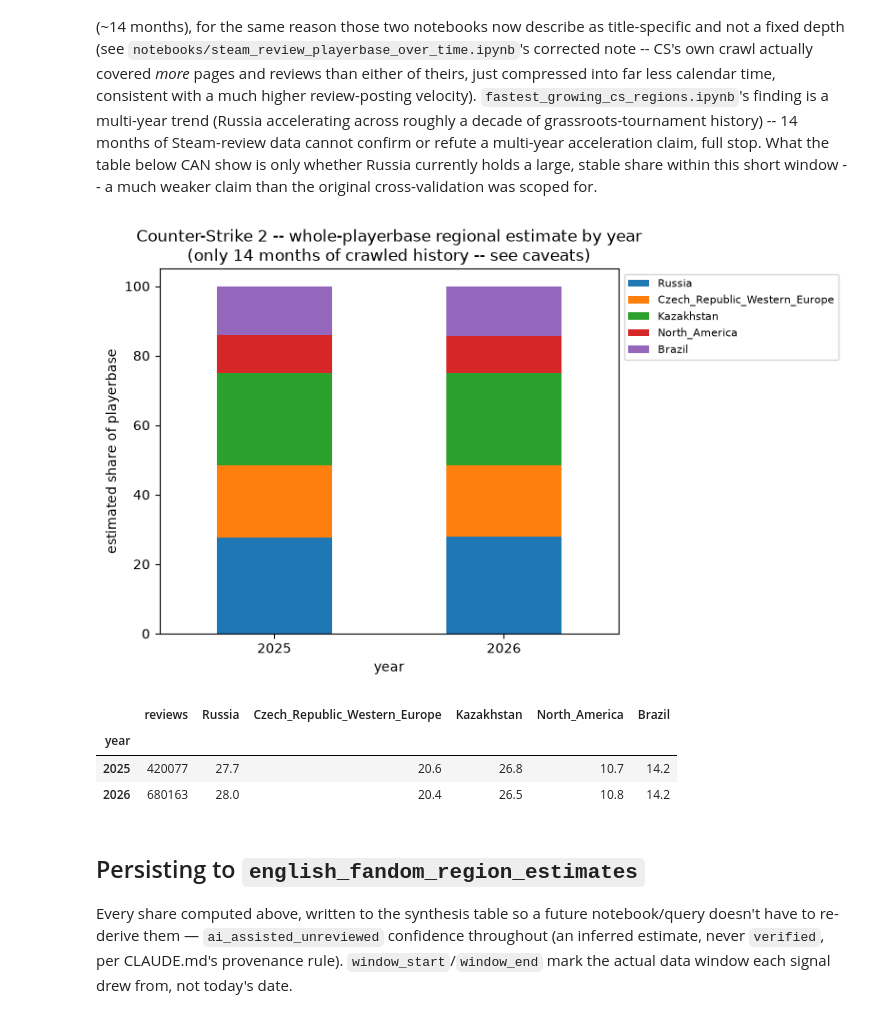
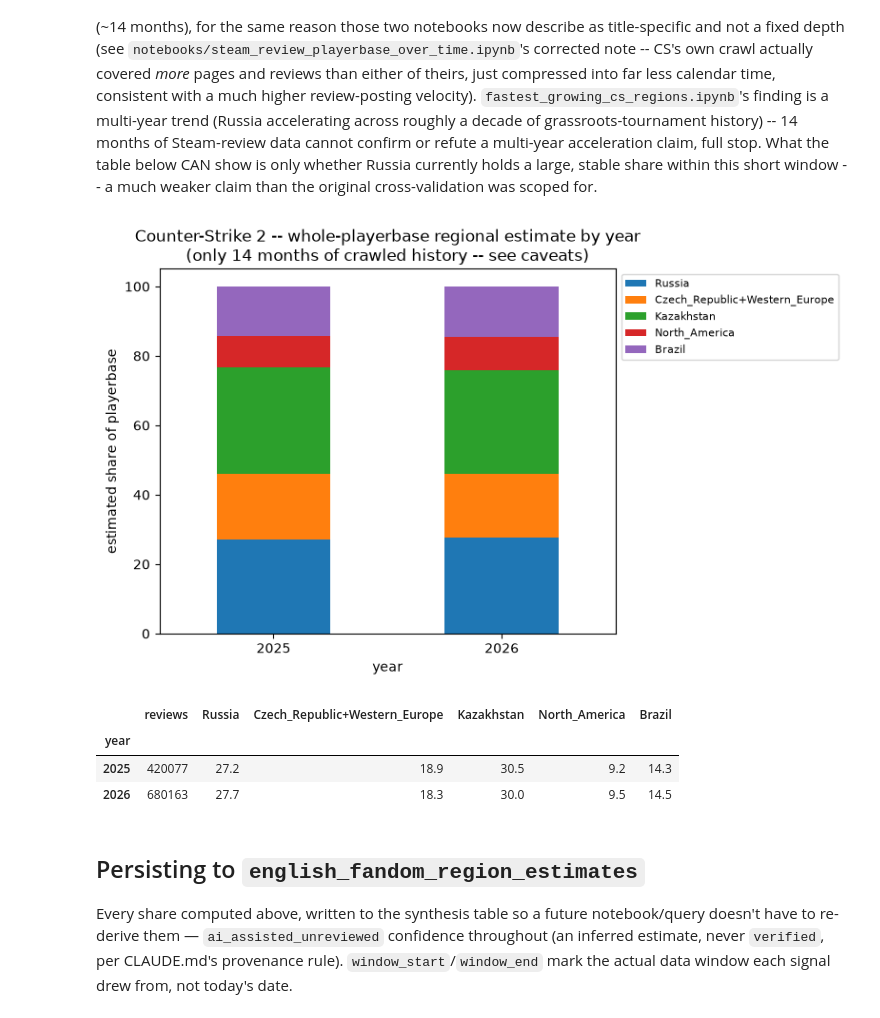
Before and after one commit to JacobH1994/fandomdatapuller, a Jupyter notebook: notebooks/english_fandom_decomposition.ipynb, the cells around one changed output. Saved outputs shown, nothing was run; the diff lists cells and outputs as text; code cells hidden in the pictures.

```diff
--- a/notebooks/english_fandom_decomposition.ipynb
+++ b/notebooks/english_fandom_decomposition.ipynb
@@ -69,9 +87,15 @@ calibration despite being usable for coarse region-tagging elsewhere).
 twitch_rows = []
 for subject_id in SUBJECT_IDS:
     subject = subjects[subject_id]
+    if subject["source_table"] == "viewership_snapshots":
+        w = conn.execute("SELECT MIN(captured_at), MAX(captured_at) FROM language_mix_snapshots WHERE title_id = ?", (subject["title_id"],)).fetchone()
+    else:
+        w = conn.execute("SELECT MIN(captured_at), MAX(captured_at) FROM platform_viewership_snapshots WHERE game_id = ?", (subject["game_id"],)).fetchone()
     hourly = get_twitch_english_hourly_series(conn, subject)
     total_english_viewer_time = int(hourly.sum())
-    shares = decompose_by_timezone(hourly, calibration_curve=calibration_curve)
+    if w[0] is None or total_english_viewer_time == 0:
+        continue
+    shares = decompose_by_timezone(hourly, calibration_curve=calibration_curve, reference_datetime=_midpoint(w[0], w[1]))
     row = {"subject": subject["display_name"], "total_english_viewer_time": total_english_viewer_time}
     row.update({country: round(share * 100, 1) for country, share in shares.items()})
     twitch_rows.append(row)
@@ -181,8 +205,16 @@ for subject_id in SUBJECT_IDS:
     n_reviews = conn.execute(
         "SELECT COUNT(*) FROM steam_review_history WHERE subject_id = ?", (subject_id,)
     ).fetchone()[0]
+    ws = conn.execute(
+        "SELECT MIN(timestamp_created), MAX(timestamp_created) FROM steam_review_history WHERE subject_id = ? AND language = 'english'",
+        (subject_id,),
+    ).fetchone()
     hourly = get_steam_review_hourly_series(conn, subject)
-    shares = decompose_by_timezone(hourly, calibration_curve=calibration_curve)
+    if ws[0] is None or hourly.sum() == 0:
+        row = {"subject": subject["display_name"], "english_reviews_in_history": 0, "total_reviews_crawled": n_reviews}
+        steam_rows.append(row)
+        continue
+    shares = decompose_by_timezone(hourly, calibration_curve=calibration_curve, reference_datetime=_midpoint(ws[0], ws[1]))
     row = {"subject": subject["display_name"], "english_reviews_in_history": int(hourly.sum()), "total_reviews_crawled": n_reviews}
     row.update({country: round(share * 100, 1) for country, share in shares.items()})
     steam_rows.append(row)
@@ -237,58 +269,54 @@ stop. What the table below CAN show is only whether Russia currently
 holds a large, stable share within this short window -- a much weaker
 claim than the original cross-validation was scoped for.
 # %%
-# Approximate, non-DST-aware UTC offsets for this specific cross-check --
-# not CANDIDATE_ENGLISH_COUNTRIES, since this question is about the whole
-# playerbase, not the English-speaking slice. Russia collapsed to one
-# offset (Moscow, UTC+3) despite spanning 11 real timezones -- the same
-# simplification CALIBRATION_LANGUAGES's own docstring already flags as
-# a reason `ru` isn't trusted as a CALIBRATION anchor; here it's a
-# decomposition TARGET instead, where that imprecision matters less.
-#
-# Czech_Republic and Western_Europe merged into one candidate, found
-# 2026-09-13: both are UTC+1, genuinely indistinguishable by timezone
-# alone -- the same collision bug as CANDIDATE_ENGLISH_COUNTRIES' old
-# US_East/Canada_East pair (see analysis/fandom_region_decomposition.py's
-# module comment on that fix). Means this section can only speak to
-# "Czech Republic and Western Europe combined" vs. the other candidates,
-# not Czech Republic specifically -- a real loss of resolution, not
-# glossed over.
+# Not CANDIDATE_ENGLISH_COUNTRIES, since this question is about the whole
+# playerbase, not the English-speaking slice. Listed separately (not
+# pre-merged) the same way CANDIDATE_GLOBAL_COUNTRIES now is --
+# decompose_by_timezone auto-merges Kazakhstan/Russia if they ever land
+# on the same offset (they don't currently: Kazakhstan is UTC+5,
+# Russia/Moscow is UTC+3), and Czech Republic/Western Europe whenever
+# they're both in CET/CEST together, which is always (see module comment).
 CS_CANDIDATE_COUNTRIES = {
-    "Russia": 3.0,
-    "Czech_Republic_Western_Europe": 1.0,
-    "Kazakhstan": 5.0,
-    "North_America": -6.0,
-    "Brazil": -3.0,
+    "Russia": "Europe/Moscow",
+    "Czech_Republic": "Europe/Prague",
+    "Western_Europe": "Europe/Berlin",
+    "Kazakhstan": "Asia/Almaty",
+    "North_America": "America/Chicago",
+    "Brazil": "America/Sao_Paulo",
 }
 
 cs_subject = subjects["counter_strike"]
 cs_yearly_rows = []
 for year in range(2018, 2027):
     hourly = get_steam_review_hourly_series(conn, cs_subject, language=None, year=year)
     if hourly.sum() == 0:
         continue
-    shares = decompose_by_timezone(hourly, CS_CANDIDATE_COUNTRIES, calibration_curve=calibration_curve)
+    # July 2nd as a representative midpoint of the calendar year -- close
+    # enough for a directional estimate; the exact day only matters right
+    # around a DST transition boundary.
+    reference_datetime = datetime(year, 7, 2, tzinfo=_tz.utc)
+    shares = decompose_by_timezone(hourly, CS_CANDIDATE_COUNTRIES, calibration_curve=calibration_curve, reference_datetime=reference_datetime)
     cs_yearly_rows.append({"year": year, "reviews": int(hourly.sum()), **{k: round(v * 100, 1) for k, v in shares.items()}})
 
 if not cs_yearly_rows:
     print("No Counter-Strike Steam review data yet -- run collectors/steam_review_history_pull.py --subjects counter_strike --refresh first (a long-running background crawl, not a quick command).")
 else:
     cs_df = pd.DataFrame(cs_yearly_rows).set_index("year")
     fig, ax = plt.subplots(figsize=(8, 5))
-    cs_df.drop(columns="reviews").plot(kind="bar", stacked=True, ax=ax)
+    cs_df.drop(columns="reviews").fillna(0).plot(kind="bar", stacked=True, ax=ax)
     ax.set_ylabel("estimated share of playerbase")
     ax.set_title("Counter-Strike 2 -- whole-playerbase regional estimate by year\n(only 14 months of crawled history -- see caveats)")
     ax.legend(fontsize=8, loc="upper left", bbox_to_anchor=(1.0, 1.0))
     plt.xticks(rotation=0)
     plt.tight_layout()
     plt.show()
     display(cs_df)
 # %% [output]
-[figure, old version]
+[figure, new version]
-|  | reviews | Russia | Czech_Republic_Western_Europe | Kazakhstan | North_America | Brazil |
+|  | reviews | Russia | Czech_Republic+Western_Europe | Kazakhstan | North_America | Brazil |
 | year |  |  |  |  |  |  |
-| 2025 | 420077 | 27.7 | 20.6 | 26.8 | 10.7 | 14.2 |
-| 2026 | 680163 | 28.0 | 20.4 | 26.5 | 10.8 | 14.2 |
+| 2025 | 420077 | 27.2 | 18.9 | 30.5 | 9.2 | 14.3 |
+| 2026 | 680163 | 27.7 | 18.3 | 30.0 | 9.5 | 14.5 |
 # %% [markdown]
 ## Persisting to `english_fandom_region_estimates`
 
```
Also changed, not shown: parts of 5 cells of this notebook, 4 other files.
